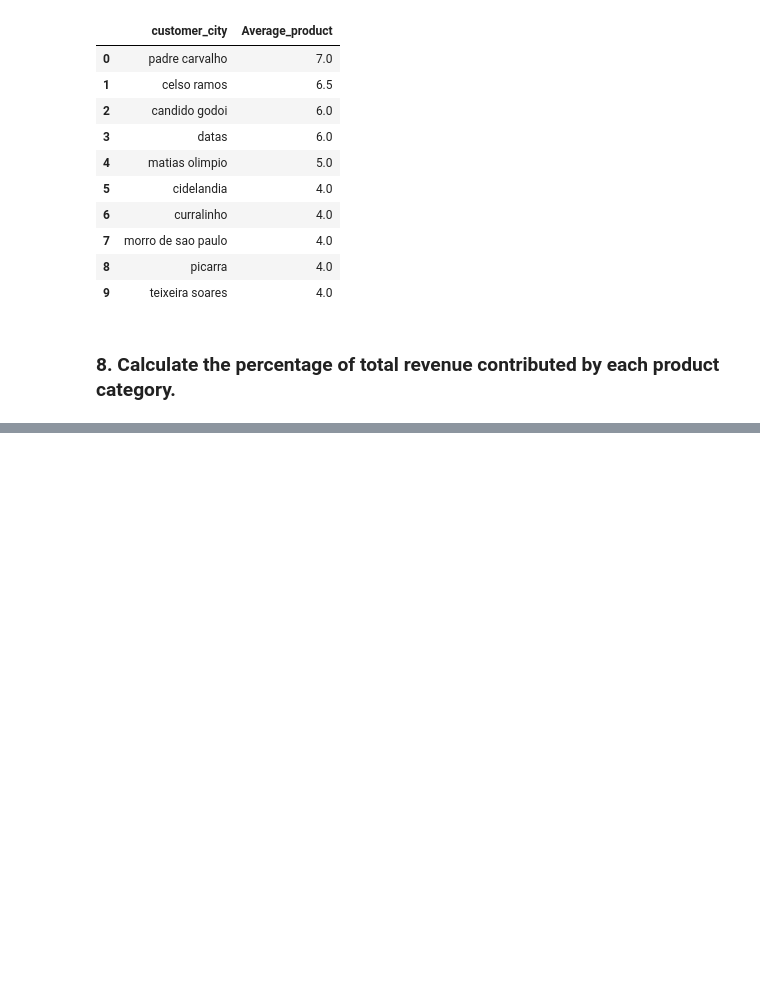
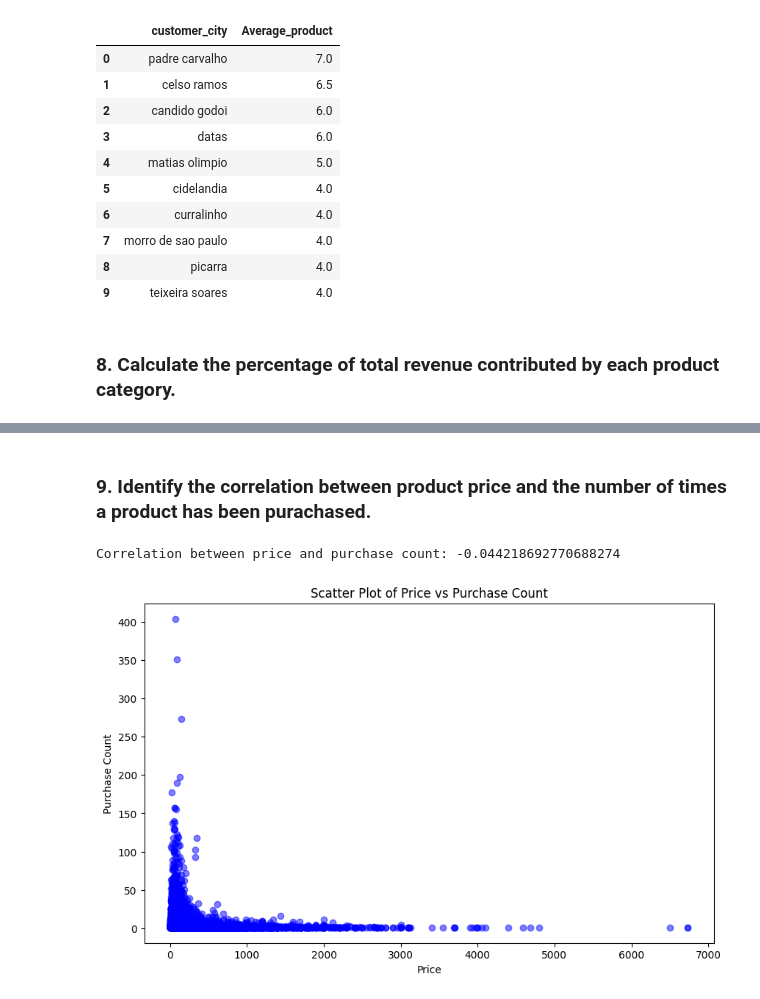
Before and after one commit to 87690ut/Power-BI-Portfolio, a Jupyter notebook: End_to_End_Ecommerce_SQL_Python_Power-BI/Python_EDA_and_Analysis/data_analysis.ipynb, the cells around one changed output, grey strips where cells are left out. Saved outputs shown, nothing was run; the diff lists cells and outputs as text; code cells hidden in the pictures; blank space fills up the shorter version.

```diff
--- a/End_to_End_Ecommerce_SQL_Python_Power-BI/Python_EDA_and_Analysis/data_analysis.ipynb
+++ b/End_to_End_Ecommerce_SQL_Python_Power-BI/Python_EDA_and_Analysis/data_analysis.ipynb
@@ -188,0 +187,21 @@ df
+# %% [markdown]
+### 9. Identify the correlation between product price and the number of times a product has been purachased.
+# %%
+query = """select product_id, price, count(order_id) as purchase_count
+from order_items
+group by product_id, price
+order by purchase_count desc;"""
+result = pd.read_sql(query,con=engine)
+result
+df = pd.DataFrame(result)
+relation = df['price'].corr(df['purchase_count'])
+print("Correlation between price and purchase count:", relation)
+plt.figure(figsize=(10,6))
+plt.scatter(df['price'], df['purchase_count'], color = 'blue',alpha = 0.5)
+plt.title('Scatter Plot of Price vs Purchase Count')
+plt.xlabel('Price')
+plt.ylabel('Purchase Count')
+plt.show()
+# %% [output]
+Correlation between price and purchase count: -0.044218692770688274
+[figure, added]
```
Also changed, not shown: parts of 14 cells of this notebook.
